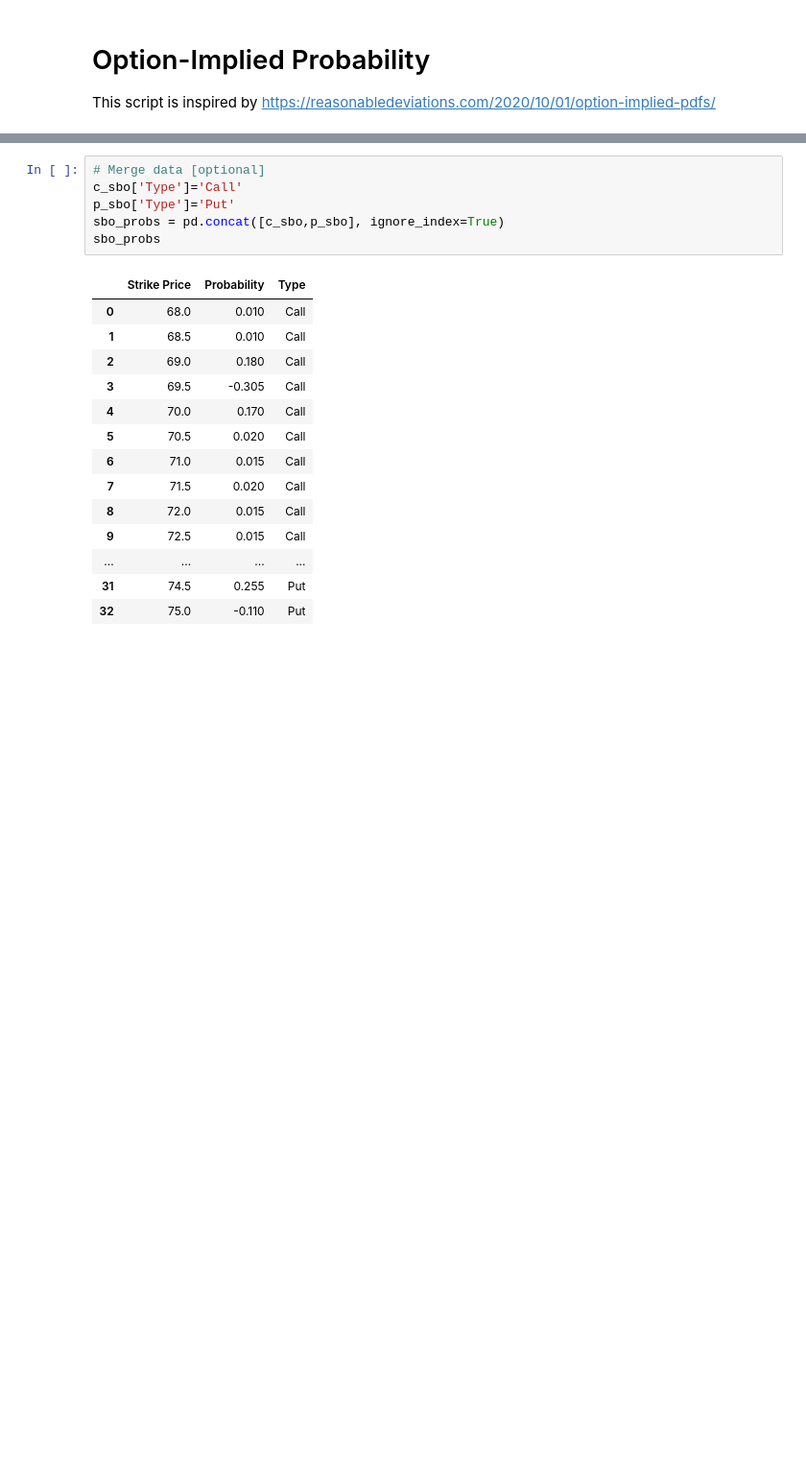
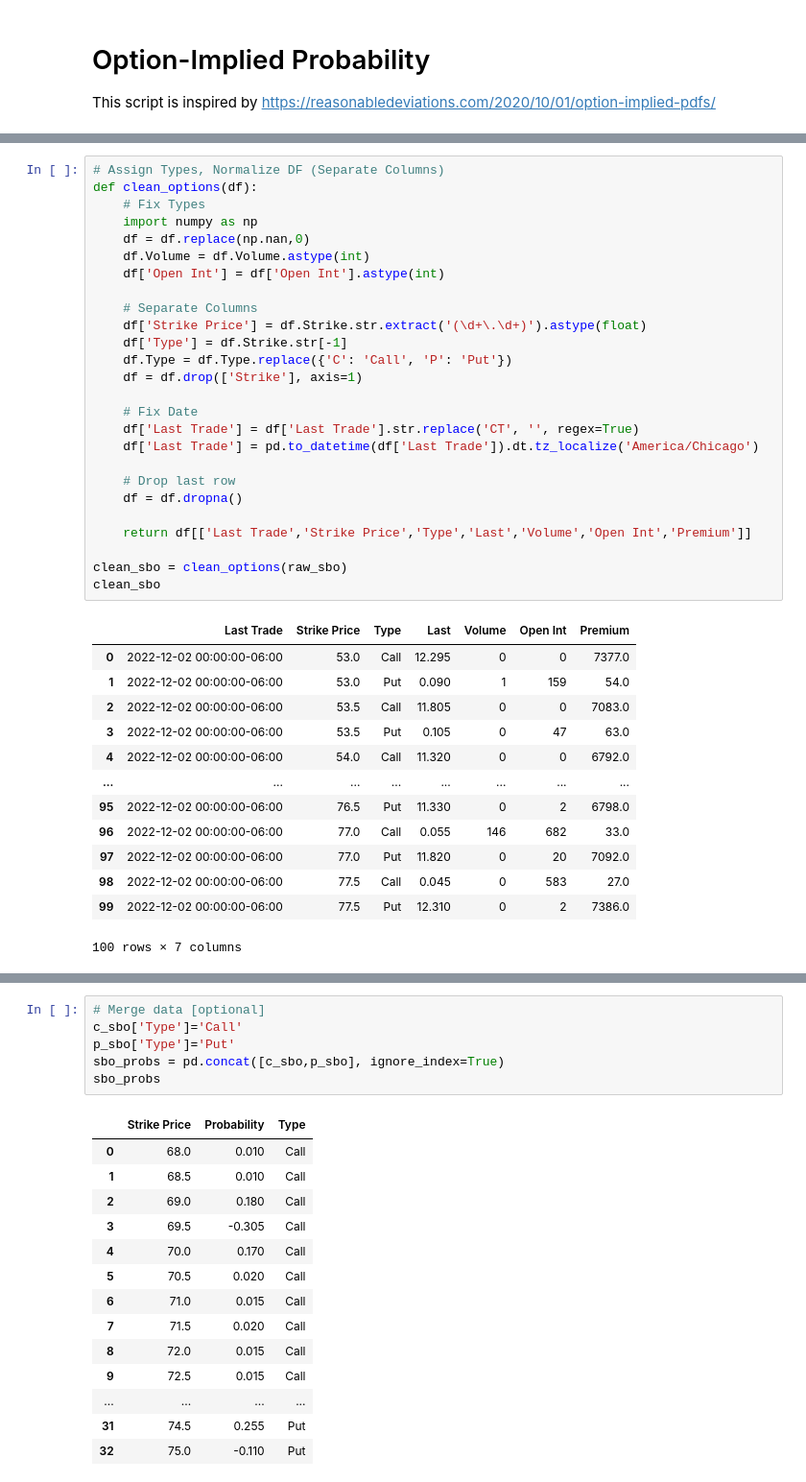
Before and after one commit to mfaldet/Stock-Evaluation, a Jupyter notebook: Option Trading/option_implied_probability.ipynb, the cells around one changed output, grey strips where cells are left out. Shown at 96% size. Saved outputs shown, nothing was run; the diff lists cells and outputs as text; blank space fills up the shorter version.

```diff
--- a/Option Trading/option_implied_probability.ipynb
+++ b/Option Trading/option_implied_probability.ipynb
@@ -14,3 +26,43 @@ FileNotFoundError: [Errno 2] No such file or directory: 'zlf23-options-american-
+# %%
+# Assign Types, Normalize DF (Separate Columns)
+def clean_options(df):
+    # Fix Types
+    import numpy as np
+    df = df.replace(np.nan,0)
+    df.Volume = df.Volume.astype(int)
+    df['Open Int'] = df['Open Int'].astype(int)
+
+    # Separate Columns
+    df['Strike Price'] = df.Strike.str.extract('(\d+\.\d+)').astype(float)
+    df['Type'] = df.Strike.str[-1]
+    df.Type = df.Type.replace({'C': 'Call', 'P': 'Put'})
+    df = df.drop(['Strike'], axis=1)
+
+    # Fix Date
+    df['Last Trade'] = df['Last Trade'].str.replace('CT', '', regex=True)
+    df['Last Trade'] = pd.to_datetime(df['Last Trade']).dt.tz_localize('America/Chicago')
+
+    # Drop last row
+    df = df.dropna()
+
+    return df[['Last Trade','Strike Price','Type','Last','Volume','Open Int','Premium']]
+
+clean_sbo = clean_options(raw_sbo)
+clean_sbo
+# %% [output]
+|  | Last Trade | Strike Price | Type | Last | Volume | Open Int | Premium |
+| 0 | 2022-12-02 00:00:00-06:00 | 53.0 | Call | 12.295 | 0 | 0 | 7377.0 |
+| 1 | 2022-12-02 00:00:00-06:00 | 53.0 | Put | 0.090 | 1 | 159 | 54.0 |
+| 2 | 2022-12-02 00:00:00-06:00 | 53.5 | Call | 11.805 | 0 | 0 | 7083.0 |
+| 3 | 2022-12-02 00:00:00-06:00 | 53.5 | Put | 0.105 | 0 | 47 | 63.0 |
+| 4 | 2022-12-02 00:00:00-06:00 | 54.0 | Call | 11.320 | 0 | 0 | 6792.0 |
+| ... | ... | ... | ... | ... | ... | ... | ... |
+| 95 | 2022-12-02 00:00:00-06:00 | 76.5 | Put | 11.330 | 0 | 2 | 6798.0 |
+| 96 | 2022-12-02 00:00:00-06:00 | 77.0 | Call | 0.055 | 146 | 682 | 33.0 |
+| 97 | 2022-12-02 00:00:00-06:00 | 77.0 | Put | 11.820 | 0 | 20 | 7092.0 |
+| 98 | 2022-12-02 00:00:00-06:00 | 77.5 | Call | 0.045 | 0 | 583 | 27.0 |
+| 99 | 2022-12-02 00:00:00-06:00 | 77.5 | Put | 12.310 | 0 | 2 | 7386.0 |
+100 rows × 7 columns
 # %%
 # Filter to +/-30
 def reduce_scope(df, size=30):
```
Also changed, not shown: parts of 4 cells of this notebook.
